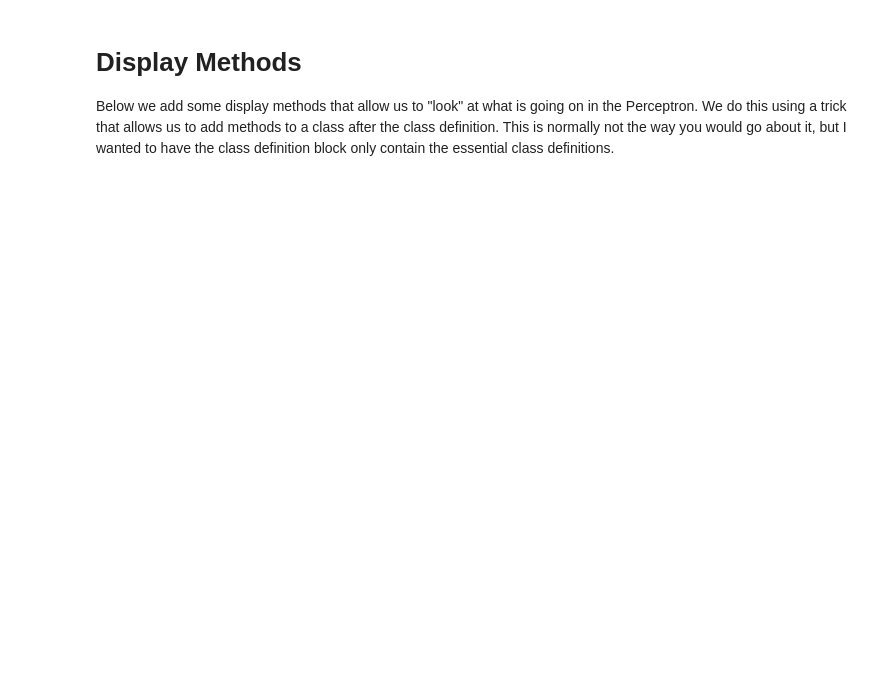
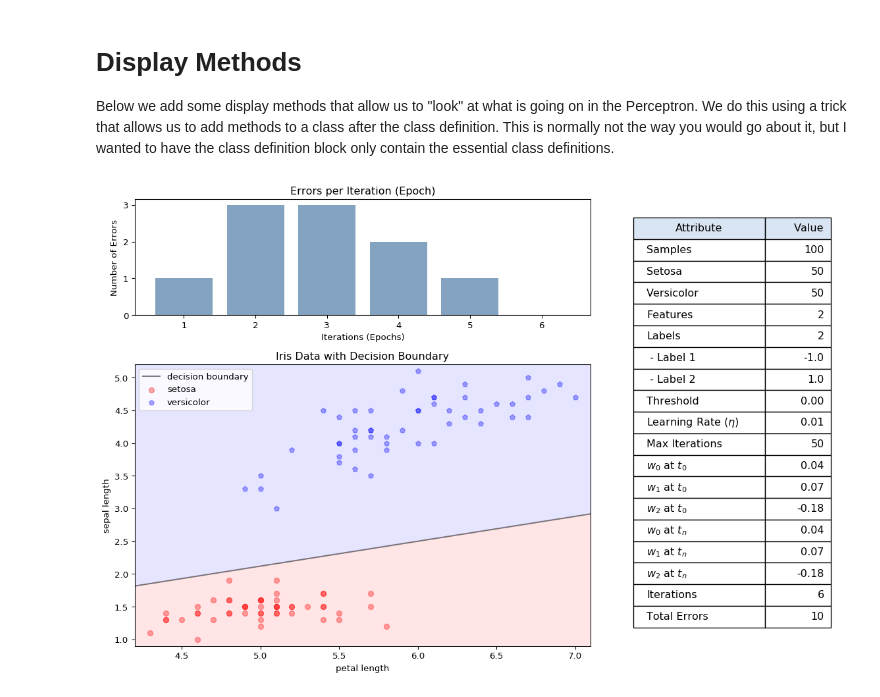
Before and after one commit to fariello/cscie86, a Jupyter notebook: colab/perceptron/perceptron.ipynb, the cells around one changed output. Saved outputs shown, nothing was run; the diff lists cells and outputs as text; code cells hidden in the pictures; blank space fills up the shorter version.

Commit message:
Improved visualization. Added more comments. Added LaTeX labels in plots. Still needs more work.

```diff
--- a/colab/perceptron/perceptron.ipynb
+++ b/colab/perceptron/perceptron.ipynb
@@ -644,0 +808,9 @@ Perceptron.show = show
+# %%
+def align_col(self,table, col, align="left"):
+    cells = [key for key in table._cells if key[1] == col]
+    for cell in cells:
+        table._cells[cell]._loc = align
+        pass
+    pass
+
+Perceptron.align_col = align_col
@@ -645,7 +858,31 @@ Perceptron.show = show
+# %%
+import matplotlib.gridspec as gridspec
+
+def info(self):
+    plt.close()
+    grid = (3,3)
+    # Create a decent sized figure
+    fig = plt.figure(figsize=(12, 8), dpi=96, facecolor=None)
+    # Create three subplots in a 3 x 3 grid
+    # Top left for misclassifications per epoc
+    err_ax = plt.subplot2grid(grid,(0,0), colspan=2)
+    # Top Right for text info
+    inf_ax = plt.subplot2grid(grid,(0,2), rowspan=3)
+    # Bottom for data and boundary
+    dat_ax = plt.subplot2grid(grid, (1,0), colspan=2, rowspan=2)
+    self.plot_errors(err_ax)
+    self.plot_data(dat_ax)
+    self.plot_info_table(inf_ax)
+    fig.tight_layout()
+    plt.show()
+    return self
+
+# Add to class
+Perceptron.info = info
 # %%
 # Hopefully it looks good at this point. So let's run a trial and plot the
 # misclassifications each iteration (epoch)
-perc = Perceptron(samples,labels, 0.0)
-perc.print_info()
-perc.train()
-perc.print_info()
+perc = Perceptron(samples,labels)
+_ = perc.train(learning_rate=0.01, num_iterations=50, weight_values=0.0).info()
+# %% [output]
+[figure, added]
```
Also changed, not shown: parts of 24 cells of this notebook.
